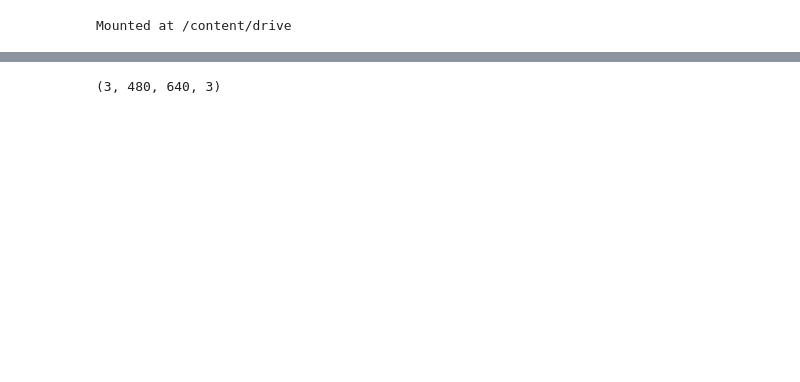
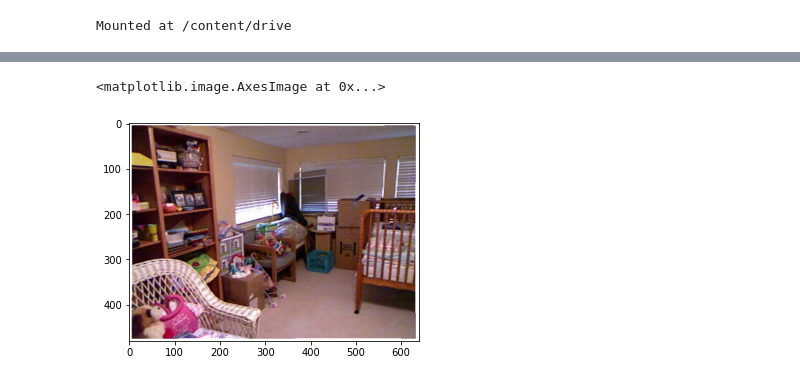
Before and after one commit to Nadiam75/joint_object_detection_depth_estimation, a Jupyter notebook: project.ipynb, the cells around one changed output, grey strips where cells are left out. Saved outputs shown, nothing was run; the diff lists cells and outputs as text; code cells hidden in the pictures; blank space fills up the shorter version.

```diff
--- a/project.ipynb
+++ b/project.ipynb
@@ -90,7 +116,7 @@ from tensorflow.keras import layers
 # %%
 HEIGHT = 480
 WIDTH = 640
-LR = 0.0002
+LR = 0.002
 EPOCHS = 30
 BATCH_SIZE = 32
 # %%
@@ -263,3 +293,5 @@ class DepthEstimationModel(tf.keras.Model):
         u4 = self.upscale_blocks[3](u3, c1)
 
         return self.conv_layer(u4)
+# %%
+depths = tf.reshape(depths, [1449, 480 , 640 , 1])
@@ -268,6 +304,9 @@ optimizer = tf.keras.optimizers.Adam(
     learning_rate=LR,
     amsgrad=False,
 )
+
+reduce_lr = tf.keras.callbacks.ReduceLROnPlateau( patience=3, factor=0.6, min_denta=0.0001)
+
 model = DepthEstimationModel()
 # Define the loss function
 cross_entropy = tf.keras.losses.SparseCategoricalCrossentropy(
@@ -276,6 +315,5 @@ cross_entropy = tf.keras.losses.SparseCategoricalCrossentropy(
 # Compile the model
 model.compile(optimizer, loss=cross_entropy)
 
-
-model.fit(images[:2], depths[:2] ,   epochs=EPOCHS)
+model.fit(images , depths, batch_size = 8 ,    epochs=10, validation_split= 0.1 ,   callbacks = [ reduce_lr] )
 # %% [output]
@@ -284,4 +333,7 @@ ValueError: ignored
-# %%
-images[:3].shape
-# %% [output]
-(3, 480, 640, 3)
+# %%
+idx = 400
+# %%
+plt.imshow(np.uint8((images[idx]*255).numpy()))
+# %% [output]
+<matplotlib.image.AxesImage at 0x...>
+[figure, added]
```
Also changed, not shown: parts of 23 cells of this notebook.
